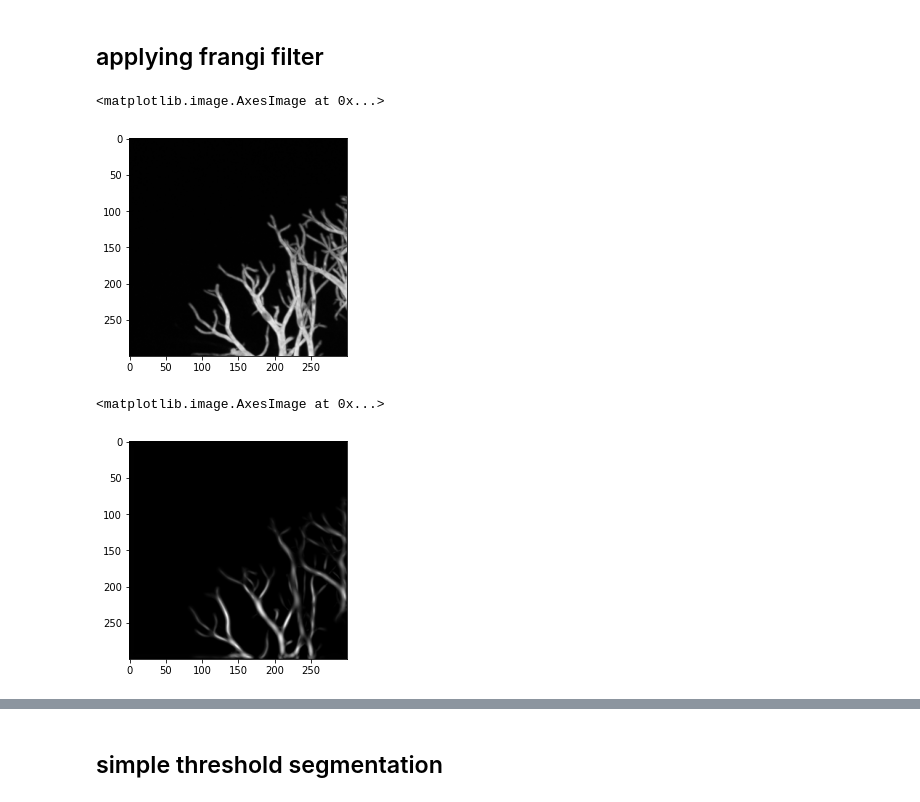
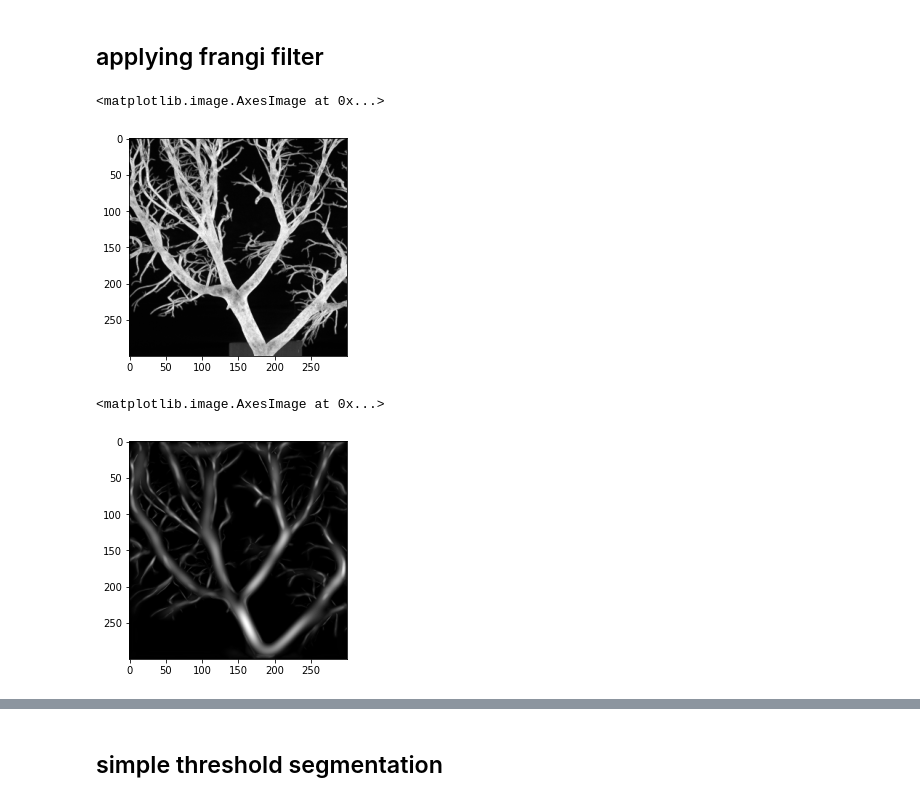
Before and after one commit to VitalBacon/RenalArterialTreeAnalysis, a Jupyter notebook: May4th-frangi.ipynb, the cells around one changed output, grey strips where cells are left out. Saved outputs shown, nothing was run; the diff lists cells and outputs as text; code cells hidden in the pictures.

```diff
--- a/May4th-frangi.ipynb
+++ b/May4th-frangi.ipynb
@@ -37,7 +42,7 @@ list(enumerate(files))
 %%time
 volume = load_volume(files[11], scale=0.5)
 print(volume.shape)
-# volume = volume[0:300, 0:300, 0:300]
+volume = volume[100:400, 0:222, 100:400]
 VolumeVisualizer(volume, binary=False).visualize()
 # %% [output]
 (432, 222, 666)
@@ -50,20 +55,20 @@ projection = np.max(volume, axis=1)
 plt.imshow(projection, cmap='gray')
 # %% [output]
 <matplotlib.image.AxesImage at 0x...>
-[figure, old version]
+[figure, new version]
 # %%
 projection_frangi = frangi(
     projection,
-    sigmas=[1, 3, 5],
+    sigmas=[1, 3, 5, 10],
     alpha=0.0001,
     beta=0.5,
     gamma=0.5,
     black_ridges=False
 )
 
 plt.imshow(projection_frangi, cmap='gray')
 # %% [output]
 <matplotlib.image.AxesImage at 0x...>
-[figure, old version]
+[figure, new version]
 # %%
 %%time
```
Also changed, not shown: parts of 8 cells of this notebook.
